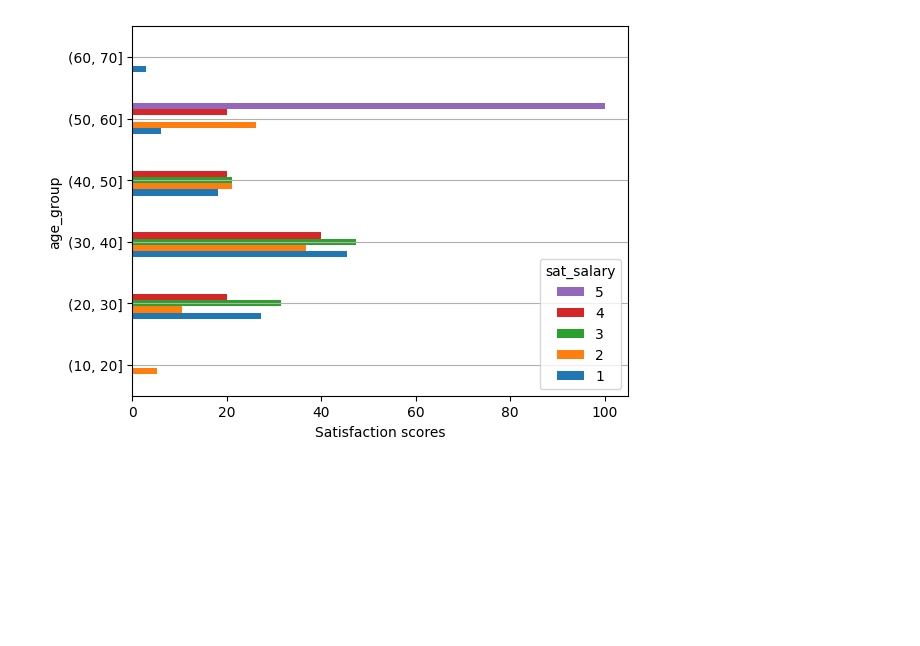
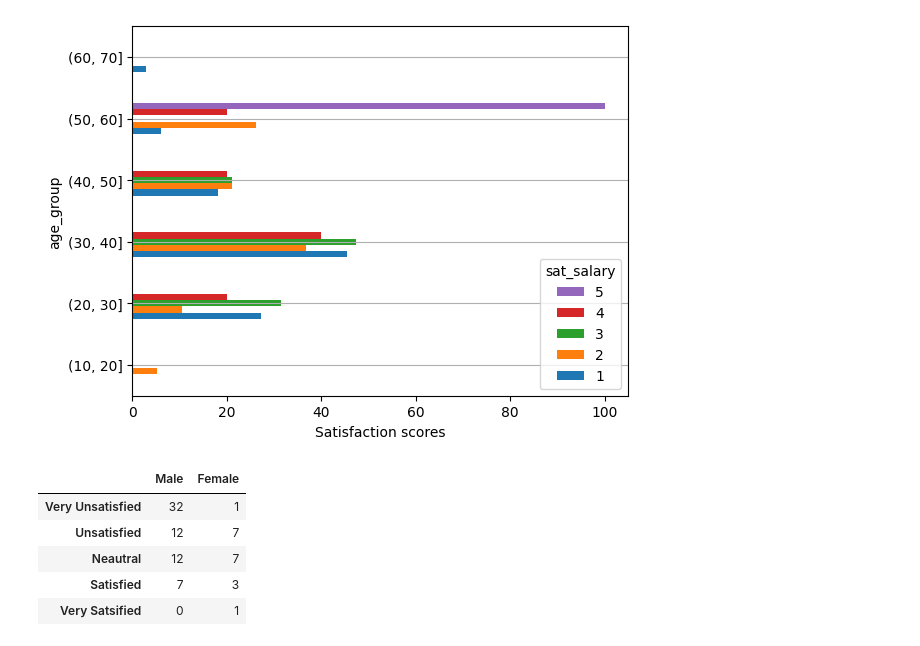
Before and after one commit to KatieRJ/BigDataProject, a Jupyter notebook: Assignment.ipynb, the cells around one changed output. Saved outputs shown, nothing was run; the diff lists cells and outputs as text; code cells hidden in the pictures; blank space fills up the shorter version.

```diff
--- a/Assignment.ipynb
+++ b/Assignment.ipynb
@@ -324,3 +324,18 @@ plt.xlabel('Satisfaction scores')
 plt.grid(axis= 'y')
 # %% [output]
 [figure]
+# %%
+df8 = pd.crosstab(df['sat_salary'], df['gender'])
+df8.columns = ['Male', 'Female']
+#n = df8['Count'].sum()
+#df8['%'] = df8 / n * 100
+df8.index = ['Very Unsatisfied', 'Unsatisfied', 'Neautral', 'Satisfied', 'Very Satsified']
+#df8.style.format({'Male': '{:.1f} %', 'Female': '{:.1f} %'})
+df8
+# %% [output]
+|  | Male | Female |
+| Very Unsatisfied | 32 | 1 |
+| Unsatisfied | 12 | 7 |
+| Neautral | 12 | 7 |
+| Satisfied | 7 | 3 |
+| Very Satsified | 0 | 1 |
```
Also changed, not shown: parts of 4 cells of this notebook, 1 other file.
